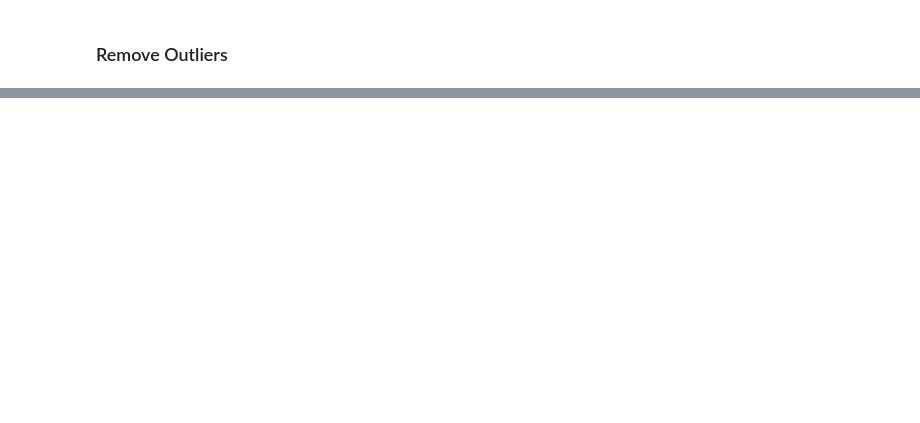
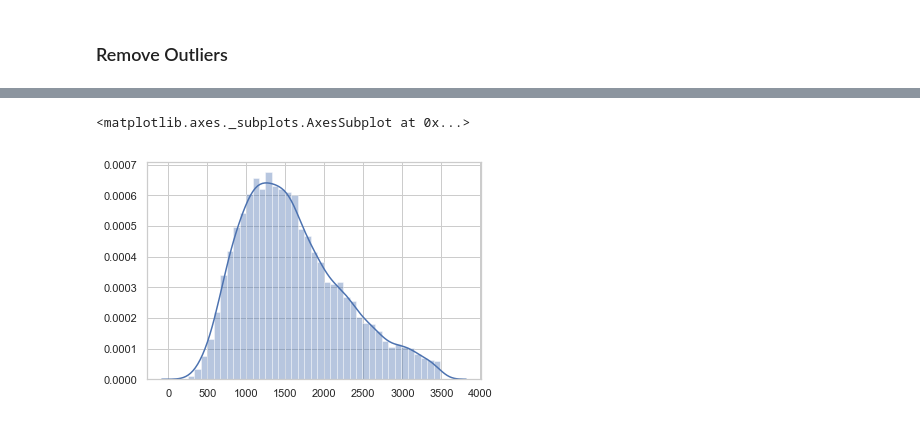
Before and after one commit to spiking/Monte_Carlo_Simulations, a Jupyter notebook: Monte_Carlo_Simulations.ipynb, the cells around one changed output, grey strips where cells are left out. Saved outputs shown, nothing was run; the diff lists cells and outputs as text; code cells hidden in the pictures; blank space fills up the shorter version.

```diff
--- a/Monte_Carlo_Simulations.ipynb
+++ b/Monte_Carlo_Simulations.ipynb
@@ -250,0 +245,5 @@ plt.hist(predicted_prices_no_outliers_std_3);
+# %%
+sbn.distplot(predicted_prices_no_outliers_std_2)
+# %% [output]
+<matplotlib.axes._subplots.AxesSubplot at 0x...>
+[figure, added]
```
Also changed, not shown: parts of 19 cells of this notebook.
